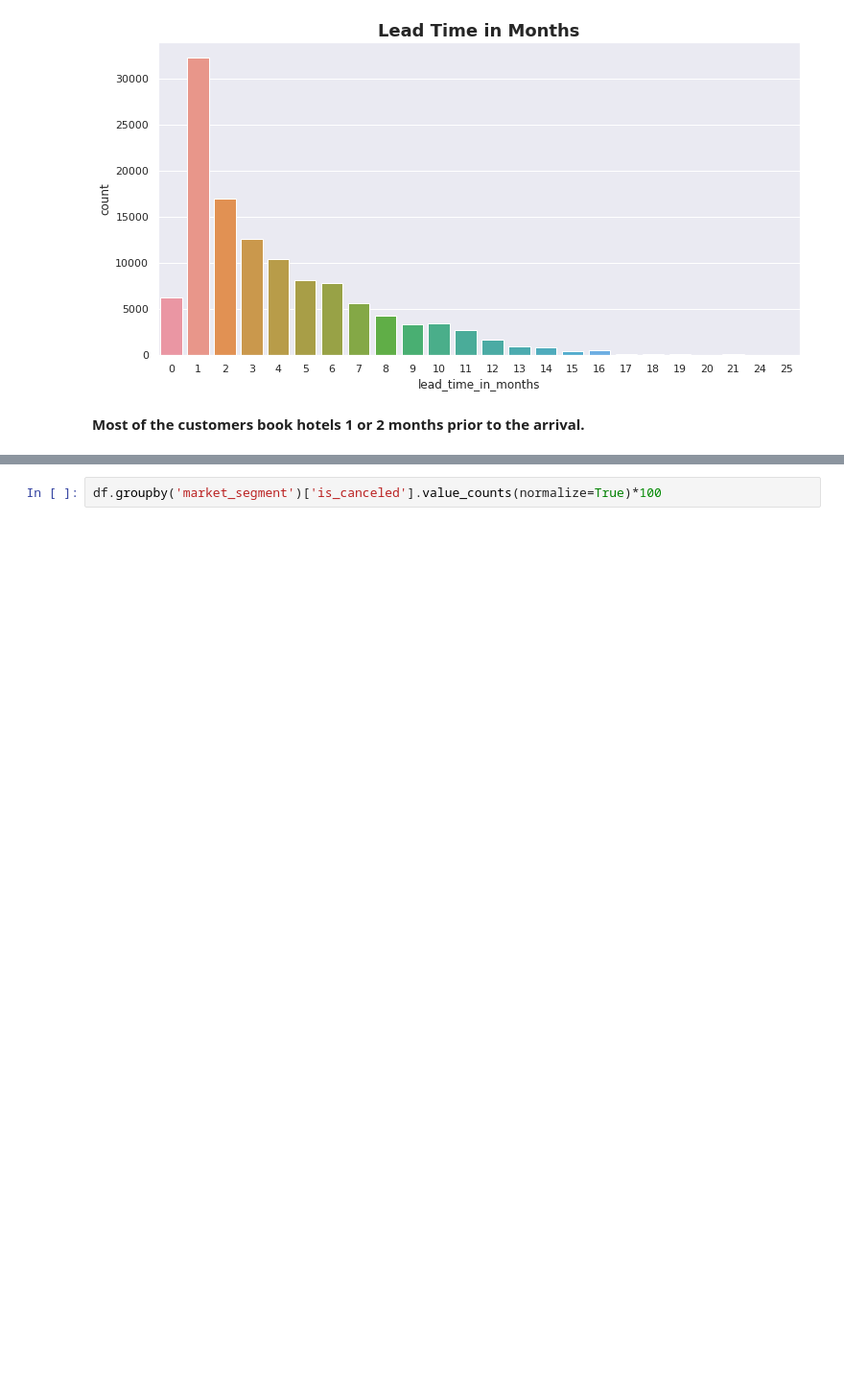
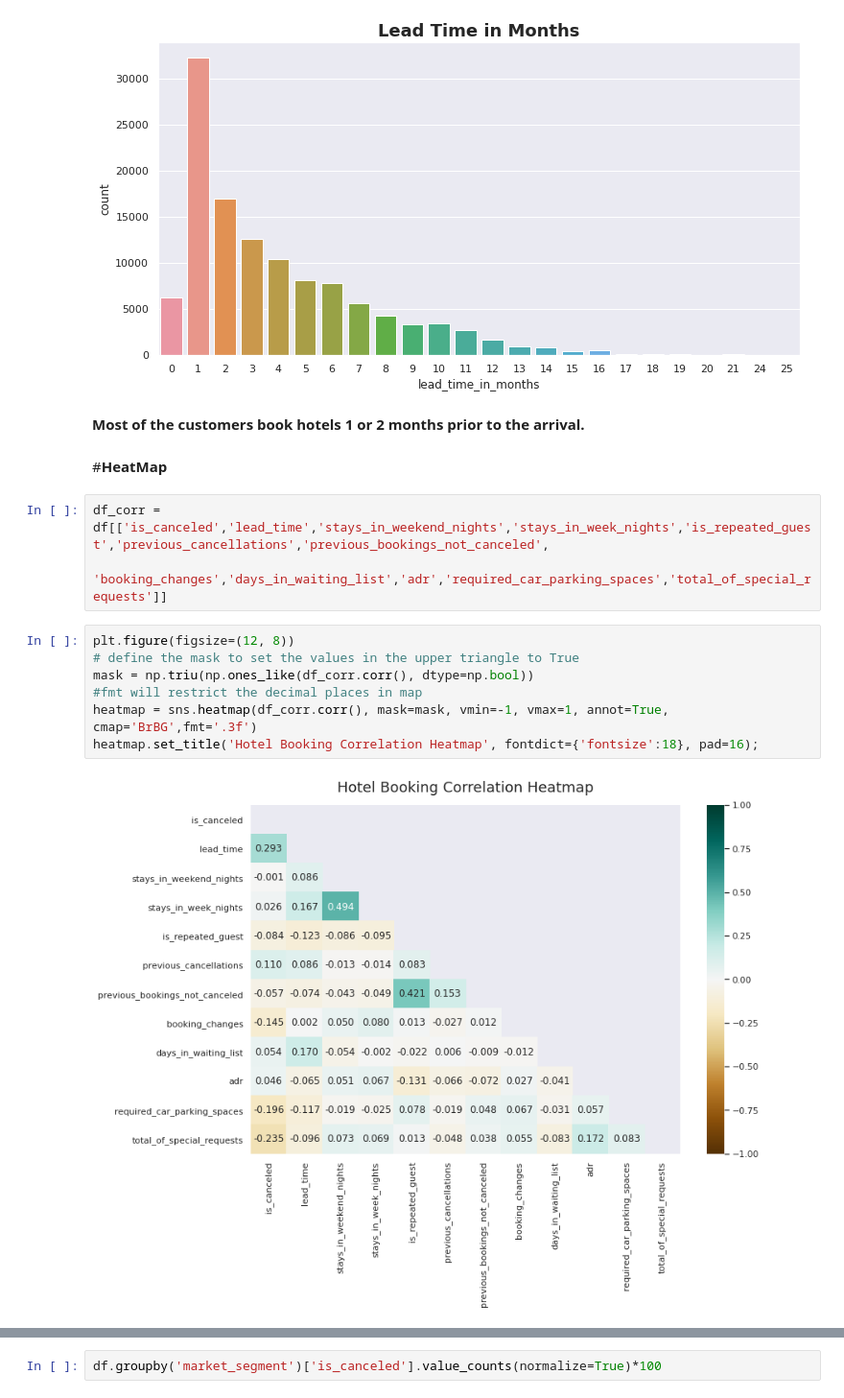
Before and after one commit to Sandeep-Kulukuri/Hotel_Booking_Analysis, a Jupyter notebook: Hotel_Booking_Analysis.ipynb, the cells around one changed output, grey strips where cells are left out. Shown at 96% size. Cells and saved outputs as stored; diff of their text form; blank space fills up the shorter version.

```diff
--- a/Hotel_Booking_Analysis.ipynb
+++ b/Hotel_Booking_Analysis.ipynb
@@ -535,3 +529,17 @@ sns.countplot(data=df_lead_time_bookings,x='lead_time_in_months')
 [figure]
 # %% [markdown]
 **Most of the customers book hotels 1 or 2 months prior to the arrival.**
+# %% [markdown]
+#**HeatMap**
+# %%
+df_corr = df[['is_canceled','lead_time','stays_in_weekend_nights','stays_in_week_nights','is_repeated_guest','previous_cancellations','previous_bookings_not_canceled',
+                    'booking_changes','days_in_waiting_list','adr','required_car_parking_spaces','total_of_special_requests']]
+# %%
+plt.figure(figsize=(12, 8))
+# define the mask to set the values in the upper triangle to True
+mask = np.triu(np.ones_like(df_corr.corr(), dtype=np.bool))
+#fmt will restrict the decimal places in map
+heatmap = sns.heatmap(df_corr.corr(), mask=mask, vmin=-1, vmax=1, annot=True, cmap='BrBG',fmt='.3f')
+heatmap.set_title('Hotel Booking Correlation Heatmap', fontdict={'fontsize':18}, pad=16);
+# %% [output]
+[figure, added]
```
Also changed, not shown: parts of 55 cells of this notebook.
